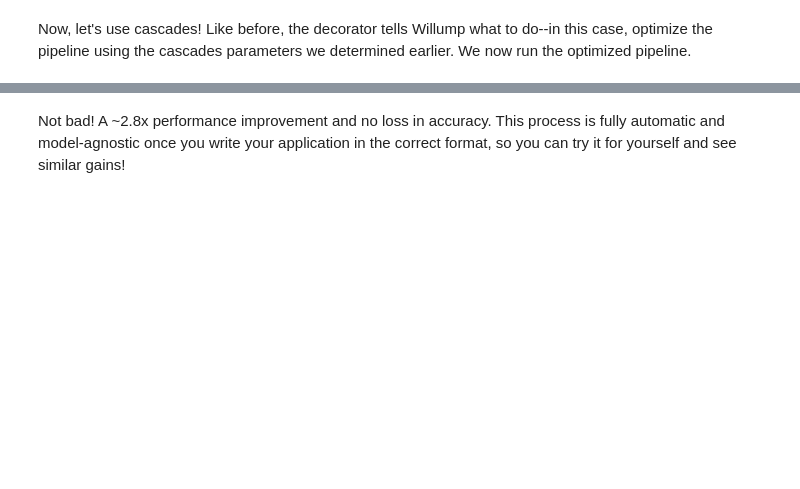
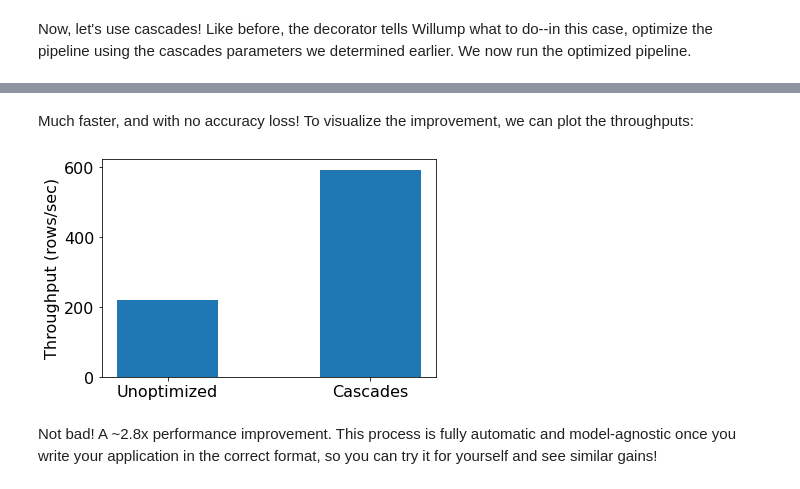
Before and after one commit to stanford-futuredata/Willump-Simple, a Jupyter notebook: notebooks/vldb-demo.ipynb, the cells around one changed output, grey strips where cells are left out. Cells and saved outputs as stored; diff of their text form; code cells hidden in the pictures; blank space fills up the shorter version.

Commit message:
Add graph

```diff
--- a/notebooks/vldb-demo.ipynb
+++ b/notebooks/vldb-demo.ipynb
@@ -337,8 +337,8 @@ def music_eval_pipeline(input_X, model):
 
 time_start = time.time()
 preds = music_eval_pipeline(test_X[:2000], full_model)
-time_elapsed = time.time() - time_start
-print("Elapsed Time %fs" % time_elapsed)
+unopt_time_elapsed = time.time() - time_start
+print("Elapsed Time %fs" % unopt_time_elapsed)
 
 print("AUC Score: %f" % music_score(preds, test_y[:2000]))
 # %% [output]
@@ -401,8 +401,8 @@ music_eval_pipeline(test_X.iloc[:100], full_model)
 music_eval_pipeline(test_X.iloc[:100], full_model)
 time_start = time.time()
 preds = music_eval_pipeline(test_X[:2000], full_model)
-time_elapsed = time.time() - time_start
-print("Elapsed Time %fs" % time_elapsed)
+cascades_time_elapsed = time.time() - time_start
+print("Elapsed Time %fs" % cascades_time_elapsed)
 
 print("AUC Score: %f" % music_score(preds, test_y[:2000]))
 # %% [output]
@@ -410,3 +410,22 @@ Elapsed Time 3.220090s
 AUC Score: 0.750532
+# %% [markdown]
+Much faster, and with no accuracy loss!  To visualize the improvement, we can plot the throughputs:
+# %%
+import matplotlib.pyplot as plt
+plt.rcParams['axes.labelsize'] = 16
+plt.rcParams['xtick.labelsize'] = 16
+plt.rcParams['ytick.labelsize'] = 16
+fig, axes = plt.subplots(figsize=(6, 4), ncols=1, nrows=1,
+                         sharex=False, sharey=False)
+x = np.arange(2)
+width = 0.5  # the width of the bars
+
+bars = axes.bar(x, [2000 / unopt_time_elapsed, 2000 / cascades_time_elapsed], width)
+axes.set(xlabel='', ylabel='Throughput (rows/sec)')
+axes.set_xticks(x)
+axes.set_xticklabels(["Unoptimized", "Cascades"])
+plt.show()
+# %% [output]
+[figure, added]
 # %% [markdown]
-Not bad!  A ~2.8x performance improvement and no loss in accuracy.  This process is fully automatic and model-agnostic once you write your application in the correct format, so you can try it for yourself and see similar gains!
+Not bad!  A ~2.8x performance improvement.  This process is fully automatic and model-agnostic once you write your application in the correct format, so you can try it for yourself and see similar gains!
```
Also changed, not shown: parts of 2 cells of this notebook.
